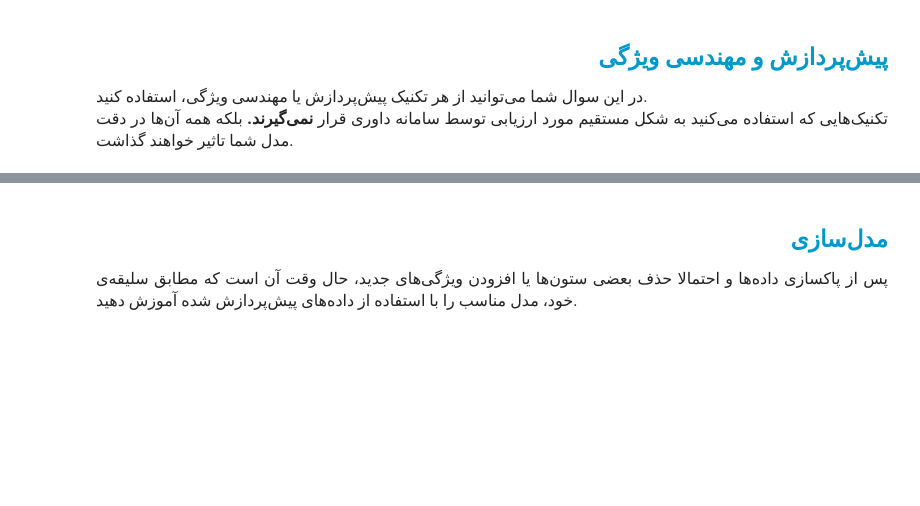
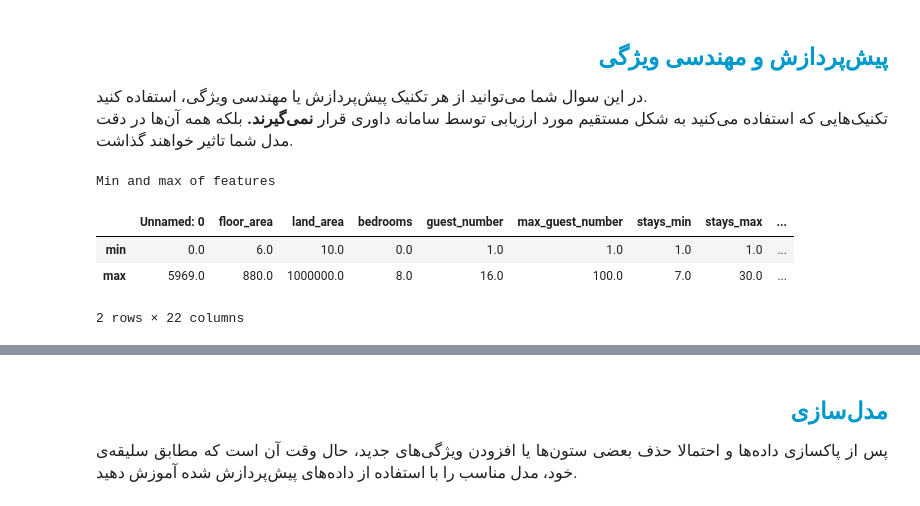
Before and after one commit to smrrazavian/quera-ml-contest, a Jupyter notebook: q5/notebook/Jajiga.ipynb, the cells around one changed output, grey strips where cells are left out. Drawn from its saved outputs; the diff is of its cells as text; code cells hidden in the pictures; blank space fills up the shorter version.

```diff
--- a/q5/notebook/Jajiga.ipynb
+++ b/q5/notebook/Jajiga.ipynb
@@ -144,0 +174,10 @@ test_data = None # To-Do
+# %%
+# Print Min and max of features
+print("Min and max of features")
+train_data.describe().loc[["min", "max"]]
+# %% [output]
+Min and max of features
+|  | Unnamed: 0 | floor_area | land_area | bedrooms | guest_number | max_guest_number | stays_min | stays_max | ... |
+| min | 0.0 | 6.0 | 10.0 | 0.0 | 1.0 | 1.0 | 1.0 | 1.0 | ... |
+| max | 5969.0 | 880.0 | 1000000.0 | 8.0 | 16.0 | 100.0 | 7.0 | 30.0 | ... |
+2 rows × 22 columns
```
Also changed, not shown: parts of 19 cells of this notebook, 1 other file.
